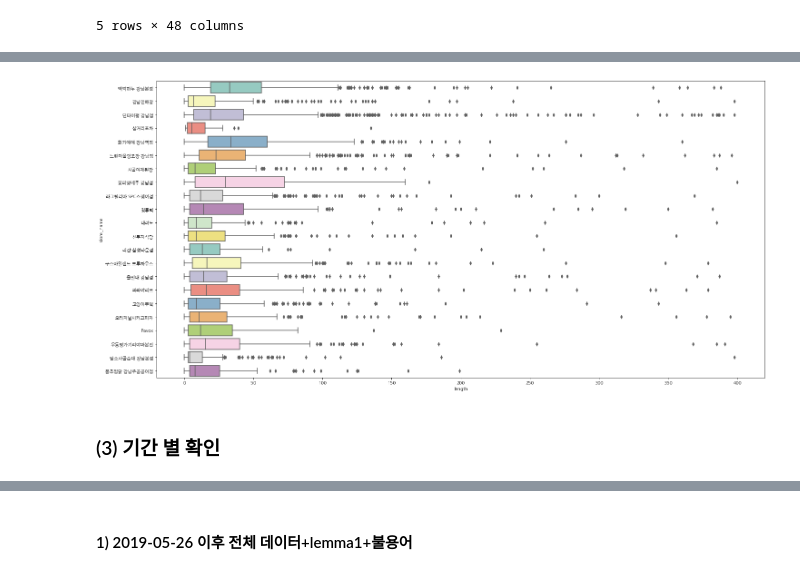
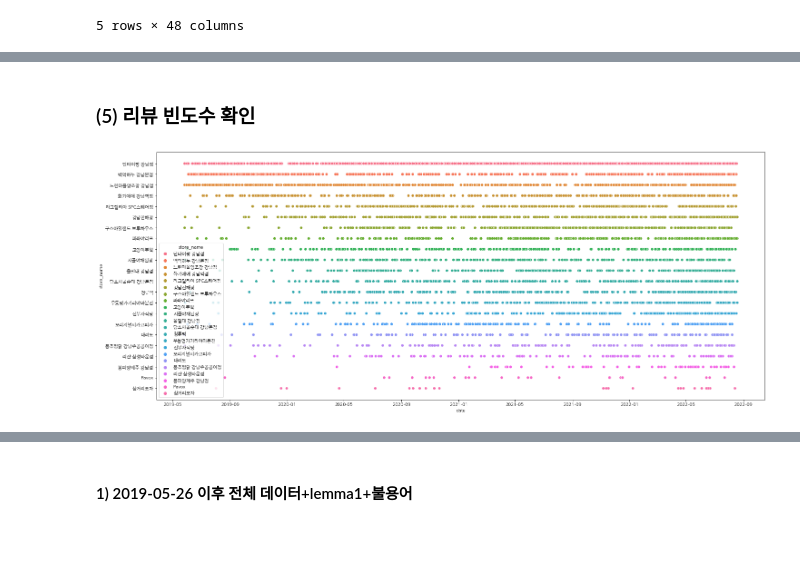
Before and after one commit to GangnamRestaurants-NLP/Gangnam_restaurants_NLP, a Jupyter notebook: code_EDA.ipynb, the cells around one changed output, grey strips where cells are left out. Saved outputs shown, nothing was run; the diff lists cells and outputs as text; code cells hidden in the pictures; blank space fills up the shorter version.

```diff
--- a/code_EDA.ipynb
+++ b/code_EDA.ipynb
@@ -147,4 +147,4 @@ warnings.filterwarnings(action='ignore')
 # %% [markdown]
 ### (1) 데이터 불러오기
 # %%
-data="/content/drive/MyDrive/Project/팀 프로젝트/3_company_dinner/data/"
+data="/content/drive/MyDrive/Project/팀 프로트/3_company_dinner/data/"
@@ -222,0 +283,5 @@ memory usage: 2.9+ MB
+# %%
+# 리뷰수가 많은 가게부터 보기위해 sorting
+df2019_sort=df2019.sort_values(by='store', ascending=True)
+df2019_sort=df2019_sort.reset_index(drop=True)
+df2019_sort
@@ -254,33 +472,33 @@ plt.show();
+# %% [markdown]
+### (5) 리뷰 빈도수 확인
 # %%
-# 2019년 5월 26일 이후 데이터로 리뷰 갯수 확인
-h1 = (df2019['store_name'] == '딘타이펑 강남점')
-h2 = (df2019['store_name'] =='백억하누 강남본점')
-h3 = (df2019['store_name'] =='느린마을양조장 강남점')
-h4 = (df2019['store_name'] =='화기애애 강남역점')
-h5 = (df2019['store_name'] =='라그릴리아 SPC스퀘어점')
-h6 = (df2019['store_name'] == '강남진해장')
-h7 = (df2019['store_name']=='구스아일랜드 브루하우스')
-h8 = (df2019['store_name'] =='파파야리프')
-h9 = (df2019['store_name'] =='고양이부엌')
-h10 = (df2019['store_name'] == '시골야채된장')
-h11 = (df2019['store_name'] =='을밀대 강남점')
-h12 = (df2019['store_name'] =='담소사골순대 강남본점')
-h13 = (df2019['store_name'] =='청류벽')
-h14 = (df2019['store_name'] == '우동명가기리야마본진')
-h15 = (df2019['store_name'] =='신부자식당')
-h16 = (df2019['store_name'] =='오리지널시카고피자')
-h17 = (df2019['store_name'] =='대려도')
-h18 = (df2019['store_name'] == '봉추찜닭 강남주공공이점')
-h19 = (df2019['store_name'] =='리샨 삼성타운점')
-h20 = (df2019['store_name'] =='봉피양제주 강남점')
-h21 = (df2019['store_name'] =='Pavox')
-h22 = (df2019['store_name'] =='삼거리포차')
+# 2019년 5월 26일 이후 데이터로 리뷰 빈도수 확인
+h1 = (df2019_sort['store_name'] == '딘타이펑 강남점')
+h2 = (df2019_sort['store_name'] =='백억하누 강남본점')
+h3 = (df2019_sort['store_name'] =='느린마을양조장 강남점')
+h4 = (df2019_sort['store_name'] =='화기애애 강남역점')
+h5 = (df2019_sort['store_name'] =='라그릴리아 SPC스퀘어점')
+h6 = (df2019_sort['store_name'] == '강남진해장')
+h7 = (df2019_sort['store_name']=='구스아일랜드 브루하우스')
+h8 = (df2019_sort['store_name'] =='파파야리프')
+h9 = (df2019_sort['store_name'] =='고양이부엌')
+h10 = (df2019_sort['store_name'] == '시골야채된장')
+h11 = (df2019_sort['store_name'] =='을밀대 강남점')
+h12 = (df2019_sort['store_name'] =='담소사골순대 강남본점')
+h13 = (df2019_sort['store_name'] =='청류벽')
+h14 = (df2019_sort['store_name'] == '우동명가기리야마본진')
+h15 = (df2019_sort['store_name'] =='신부자식당')
+h16 = (df2019_sort['store_name'] =='오리지널시카고피자')
+h17 = (df2019_sort['store_name'] =='대려도')
+h18 = (df2019_sort['store_name'] == '봉추찜닭 강남주공공이점')
+h19 = (df2019_sort['store_name'] =='리샨 삼성타운점')
+h20 = (df2019_sort['store_name'] =='봉피양제주 강남점')
+h21 = (df2019_sort['store_name'] =='Pavox')
+h22 = (df2019_sort['store_name'] =='삼거리포차')
 
-df2019_h=df2019[h1 | h2 | h3 | h4 | h4 | h5 | h6 | h7 | h8 | h9 | h10 | h11 | h12 | h13 | h14 | h15 | h16 | h17 | h18 | h19 | h20 | h21 | h22]
-plt.figure(figsize=(24,12))
-sns.boxplot(y="store_name", x="length", data=df2019_h, palette="Set3", orient="h")
+df2019_h=df2019_sort[h1 | h2 | h3 | h4 | h5 | h6 | h7 | h8 | h9 | h10 | h11 | h12 | h13 | h14 | h15 | h16 | h17 | h18 | h19 | h20 | h21 | h22]
+plt.figure(figsize=(24,10))
+sns.scatterplot(y="store_name", x="date", data=df2019_h, hue='store_name')
 plt.show();
 # %% [output]
-[figure, old version]
+[figure, new version]
-# %% [markdown]
-### (3) 기간 별 확인
```
Also changed, not shown: parts of 43 cells of this notebook, 3 other files.
